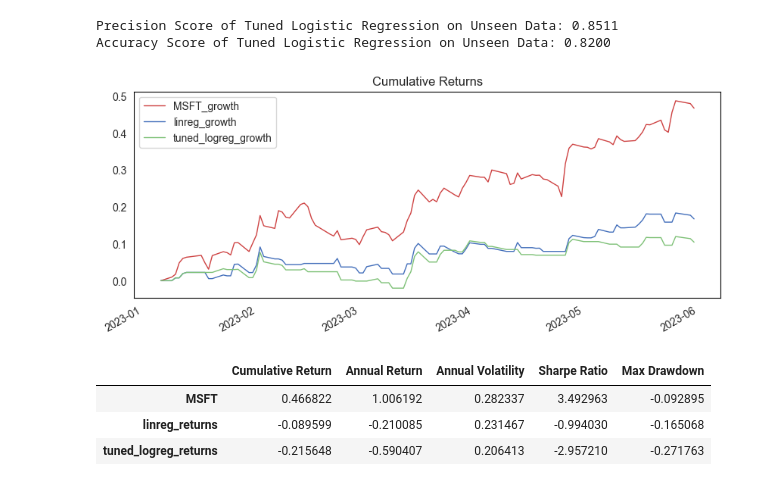
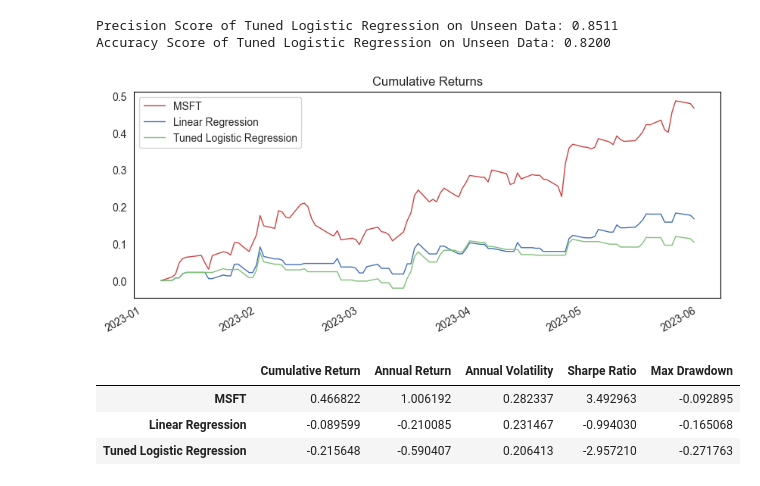
Before and after one commit to aungsias/Forays, a Jupyter notebook: Self/1. The Convergence of Models - Continuous and Binary Predictions in Stock Trading/index.ipynb, the cells around one changed output. Cells and saved outputs as stored; diff of their text form; code cells hidden in the pictures.

```diff
--- a/Self/1. The Convergence of Models - Continuous and Binary Predictions in Stock Trading/index.ipynb
+++ b/Self/1. The Convergence of Models - Continuous and Binary Predictions in Stock Trading/index.ipynb
@@ -496,51 +496,52 @@ Accuracy Score of Tuned Logistic Regression on Unseen Data: 0.8200
 # %%
 backtest = pd.DataFrame(y_test)
 start_idx = backtest.index.min()
 
 backtest['linreg_signal'] = y_pred_linreg_binary
 backtest['tuned_logreg_signal'] = y_pred_logreg
 
 for signal in ['linreg', 'tuned_logreg']:
     signal_name = f'{signal}_signal'
     backtest[signal_name] = backtest[signal_name].replace(-1, np.nan)
     backtest[signal_name] = backtest[signal_name].shift()
     strat_returns = backtest[stock] * backtest[signal_name]
     backtest[f'{signal}_returns'] = strat_returns
     backtest[f'{signal}_returns'].loc[start_idx] = 0
     backtest[f'{signal}_growth'] = growth(backtest[f'{signal}_returns'])
 
 backtest[stock].loc[start_idx] = 0
 backtest[f'{stock}_growth'] = growth(backtest[stock])
+cols = [f'{stock}_growth', 'linreg_growth', 'tuned_logreg_growth']
+new_cols = ['MSFT', 'Linear Regression', 'Tuned Logistic Regression']
 
-backtest[
-    [f'{stock}_growth', 'linreg_growth', 'tuned_logreg_growth']
-].ffill().plot(
+backtest[cols].rename(columns={
+    col: new_col for col, new_col in zip(
+        cols, new_cols
+    )
+}).ffill().plot(
     figsize=(10, 4),
     color=['#CE4242', '#436FBB', '#7EC177'],
     grid=False
 )
 
 plt.title('Cumulative Returns')
 plt.xlabel('');
 # %% [output]
-[figure, old version]
+[figure, new version]
 # %%
-linreg = 'linreg_returns'
-tuned_logreg = 'tuned_logreg_returns'
-
 base_rets = backtest[stock]
-linreg_rets = backtest[linreg].ffill()
-tuned_logreg_rets = backtest[tuned_logreg].ffill()
+linreg_rets = backtest['linreg_returns'].ffill()
+tuned_logreg_rets = backtest['tuned_logreg_returns'].ffill()
 
 bt_metrics = Metrics({
     f'{stock}': base_rets,
-    linreg: linreg_rets,
-    tuned_logreg: tuned_logreg_rets
+    'Linear Regression': linreg_rets,
+    'Tuned Logistic Regression': tuned_logreg_rets
 })
 
 bt_metrics.calculate()
 # %% [output]
 |  | Cumulative Return | Annual Return | Annual Volatility | Sharpe Ratio | Max Drawdown |
 | MSFT | 0.466822 | 1.006192 | 0.282337 | 3.492963 | -0.092895 |
-| linreg_returns | -0.089599 | -0.210085 | 0.231467 | -0.994030 | -0.165068 |
-| tuned_logreg_returns | -0.215648 | -0.590407 | 0.206413 | -2.957210 | -0.271763 |
+| Linear Regression | -0.089599 | -0.210085 | 0.231467 | -0.994030 | -0.165068 |
+| Tuned Logistic Regression | -0.215648 | -0.590407 | 0.206413 | -2.957210 | -0.271763 |
```
Also changed, not shown: parts of 1 cell of this notebook, 3 other files.
